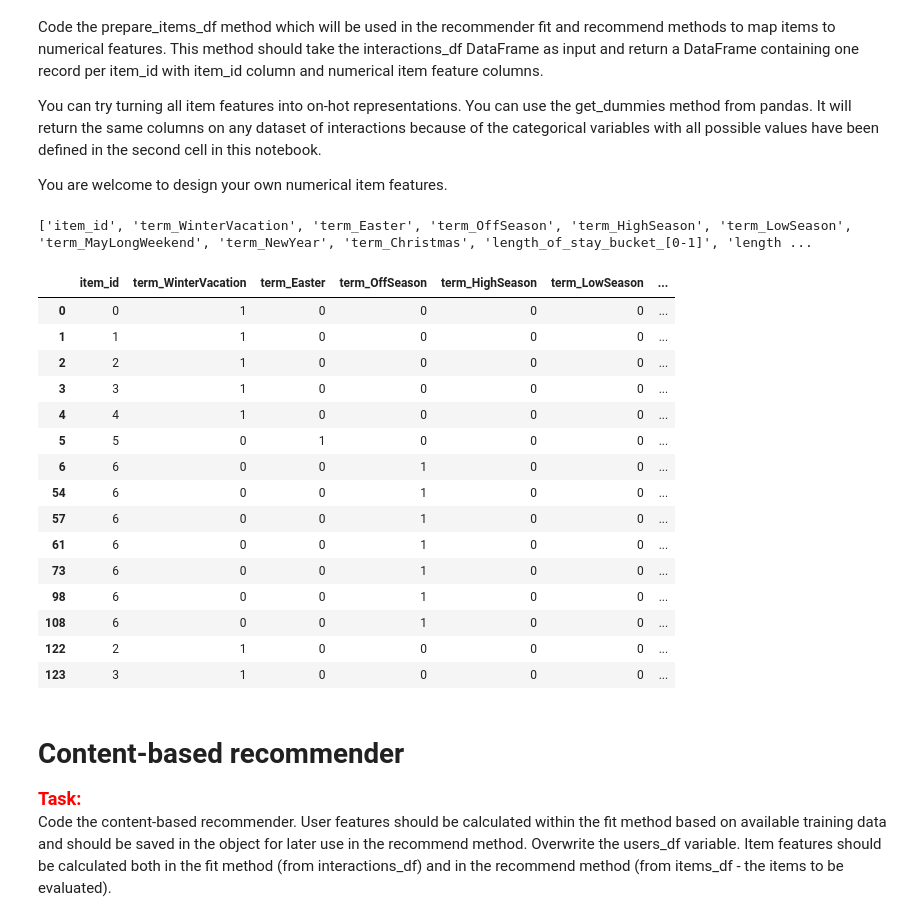
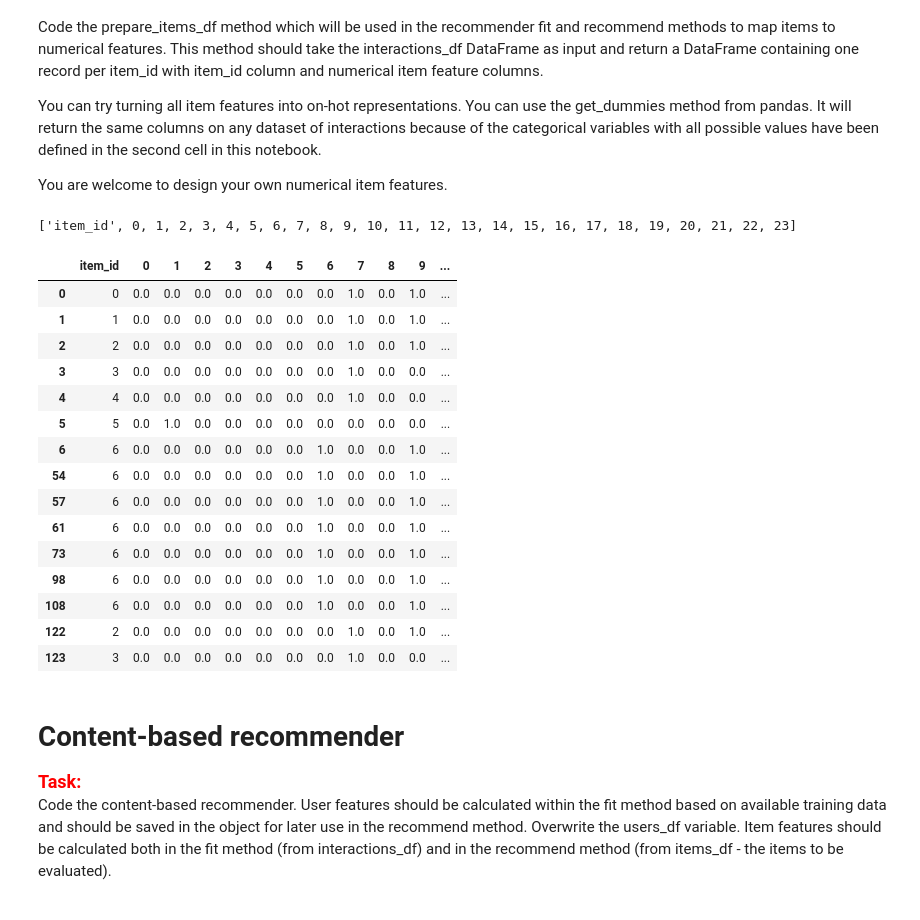
Before and after one commit to JohnyP41/project1, a Jupyter notebook: project_1_recommender_and_evaluation.ipynb, the cells around one changed output. Drawn from its saved outputs; the diff is of its cells as text; code cells hidden in the pictures.

```diff
--- a/project_1_recommender_and_evaluation.ipynb
+++ b/project_1_recommender_and_evaluation.ipynb
@@ -139,37 +136,40 @@ You are welcome to design your own numerical item features.
 # %%
 def prepare_items_df(interactions_df):
     x=interactions_df.loc[:,'item_id']
     x=x.to_frame()
-    y=pd.get_dummies(interactions_df.loc[:,'term':])
+    enc = OneHotEncoder(handle_unknown='ignore')
+    enc.fit(interactions_df.loc[:,'term':])
+    y=enc.transform(interactions_df.loc[:,'term':]).toarray()
+    y=pd.DataFrame(y)
     y.insert(0, 'item_id', x)
     items_df = y
     item_features=list(items_df.columns)
 
     return items_df, item_features
 
 
 items_df, item_features = prepare_items_df(interactions_df)
 
 print(item_features)
 display(HTML(items_df.loc[items_df['item_id'].isin([0, 1, 2, 3, 4, 5, 6])].head(15).to_html()))
 # %% [output]
-['item_id', 'term_WinterVacation', 'term_Easter', 'term_OffSeason', 'term_HighSeason', 'term_LowSeason', 'term_MayLongWeekend', 'term_NewYear', 'term_Christmas', 'length_of_stay_bucket_[0-1]', 'length ...
+['item_id', 0, 1, 2, 3, 4, 5, 6, 7, 8, 9, 10, 11, 12, 13, 14, 15, 16, 17, 18, 19, 20, 21, 22, 23]
-|  | item_id | term_WinterVacation | term_Easter | term_OffSeason | term_HighSeason | term_LowSeason | ... |
-| 0 | 0 | 1 | 0 | 0 | 0 | 0 | ... |
-| 1 | 1 | 1 | 0 | 0 | 0 | 0 | ... |
-| 2 | 2 | 1 | 0 | 0 | 0 | 0 | ... |
-| 3 | 3 | 1 | 0 | 0 | 0 | 0 | ... |
-| 4 | 4 | 1 | 0 | 0 | 0 | 0 | ... |
-| 5 | 5 | 0 | 1 | 0 | 0 | 0 | ... |
-| 6 | 6 | 0 | 0 | 1 | 0 | 0 | ... |
-| 54 | 6 | 0 | 0 | 1 | 0 | 0 | ... |
-| 57 | 6 | 0 | 0 | 1 | 0 | 0 | ... |
-| 61 | 6 | 0 | 0 | 1 | 0 | 0 | ... |
-| 73 | 6 | 0 | 0 | 1 | 0 | 0 | ... |
-| 98 | 6 | 0 | 0 | 1 | 0 | 0 | ... |
-| 108 | 6 | 0 | 0 | 1 | 0 | 0 | ... |
-| 122 | 2 | 1 | 0 | 0 | 0 | 0 | ... |
-| 123 | 3 | 1 | 0 | 0 | 0 | 0 | ... |
+|  | item_id | 0 | 1 | 2 | 3 | 4 | 5 | 6 | 7 | 8 | 9 | ... |
+| 0 | 0 | 0.0 | 0.0 | 0.0 | 0.0 | 0.0 | 0.0 | 0.0 | 1.0 | 0.0 | 1.0 | ... |
+| 1 | 1 | 0.0 | 0.0 | 0.0 | 0.0 | 0.0 | 0.0 | 0.0 | 1.0 | 0.0 | 1.0 | ... |
+| 2 | 2 | 0.0 | 0.0 | 0.0 | 0.0 | 0.0 | 0.0 | 0.0 | 1.0 | 0.0 | 1.0 | ... |
+| 3 | 3 | 0.0 | 0.0 | 0.0 | 0.0 | 0.0 | 0.0 | 0.0 | 1.0 | 0.0 | 0.0 | ... |
+| 4 | 4 | 0.0 | 0.0 | 0.0 | 0.0 | 0.0 | 0.0 | 0.0 | 1.0 | 0.0 | 0.0 | ... |
+| 5 | 5 | 0.0 | 1.0 | 0.0 | 0.0 | 0.0 | 0.0 | 0.0 | 0.0 | 0.0 | 0.0 | ... |
+| 6 | 6 | 0.0 | 0.0 | 0.0 | 0.0 | 0.0 | 0.0 | 1.0 | 0.0 | 0.0 | 1.0 | ... |
+| 54 | 6 | 0.0 | 0.0 | 0.0 | 0.0 | 0.0 | 0.0 | 1.0 | 0.0 | 0.0 | 1.0 | ... |
+| 57 | 6 | 0.0 | 0.0 | 0.0 | 0.0 | 0.0 | 0.0 | 1.0 | 0.0 | 0.0 | 1.0 | ... |
+| 61 | 6 | 0.0 | 0.0 | 0.0 | 0.0 | 0.0 | 0.0 | 1.0 | 0.0 | 0.0 | 1.0 | ... |
+| 73 | 6 | 0.0 | 0.0 | 0.0 | 0.0 | 0.0 | 0.0 | 1.0 | 0.0 | 0.0 | 1.0 | ... |
+| 98 | 6 | 0.0 | 0.0 | 0.0 | 0.0 | 0.0 | 0.0 | 1.0 | 0.0 | 0.0 | 1.0 | ... |
+| 108 | 6 | 0.0 | 0.0 | 0.0 | 0.0 | 0.0 | 0.0 | 1.0 | 0.0 | 0.0 | 1.0 | ... |
+| 122 | 2 | 0.0 | 0.0 | 0.0 | 0.0 | 0.0 | 0.0 | 0.0 | 1.0 | 0.0 | 1.0 | ... |
+| 123 | 3 | 0.0 | 0.0 | 0.0 | 0.0 | 0.0 | 0.0 | 0.0 | 1.0 | 0.0 | 0.0 | ... |
 # %% [markdown]
 # Content-based recommender
 
```
Also changed, not shown: parts of 2 cells of this notebook.
